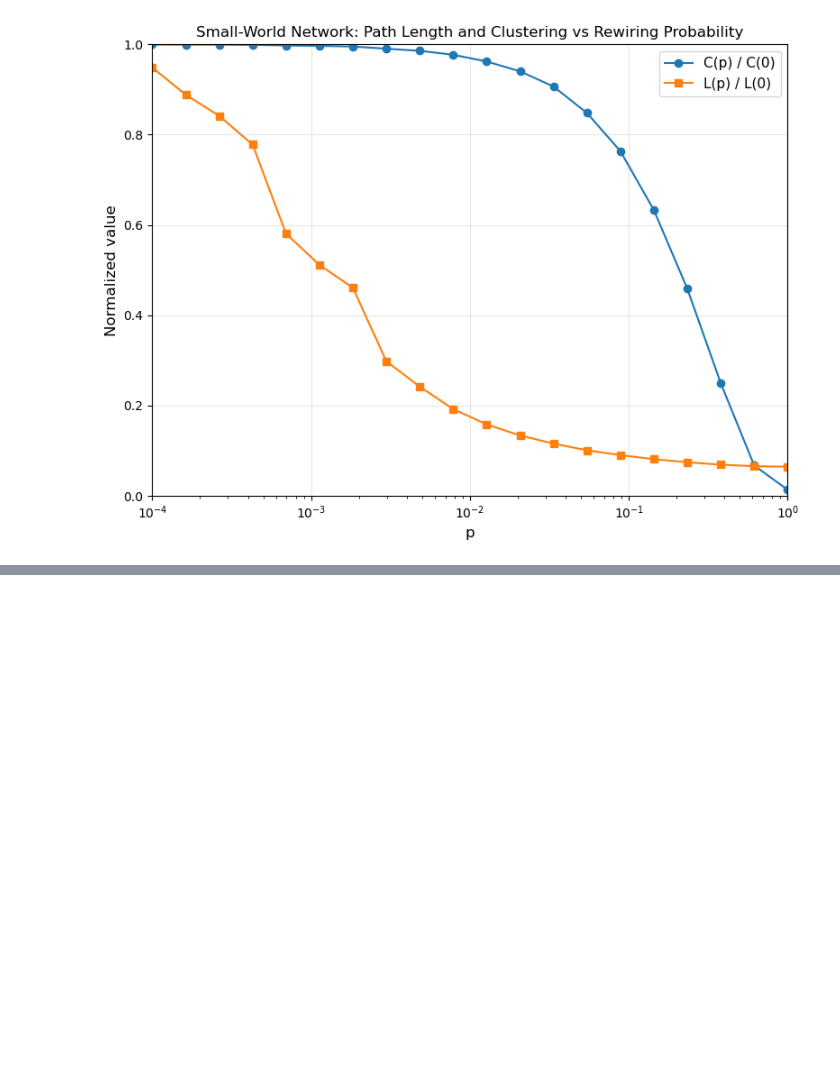
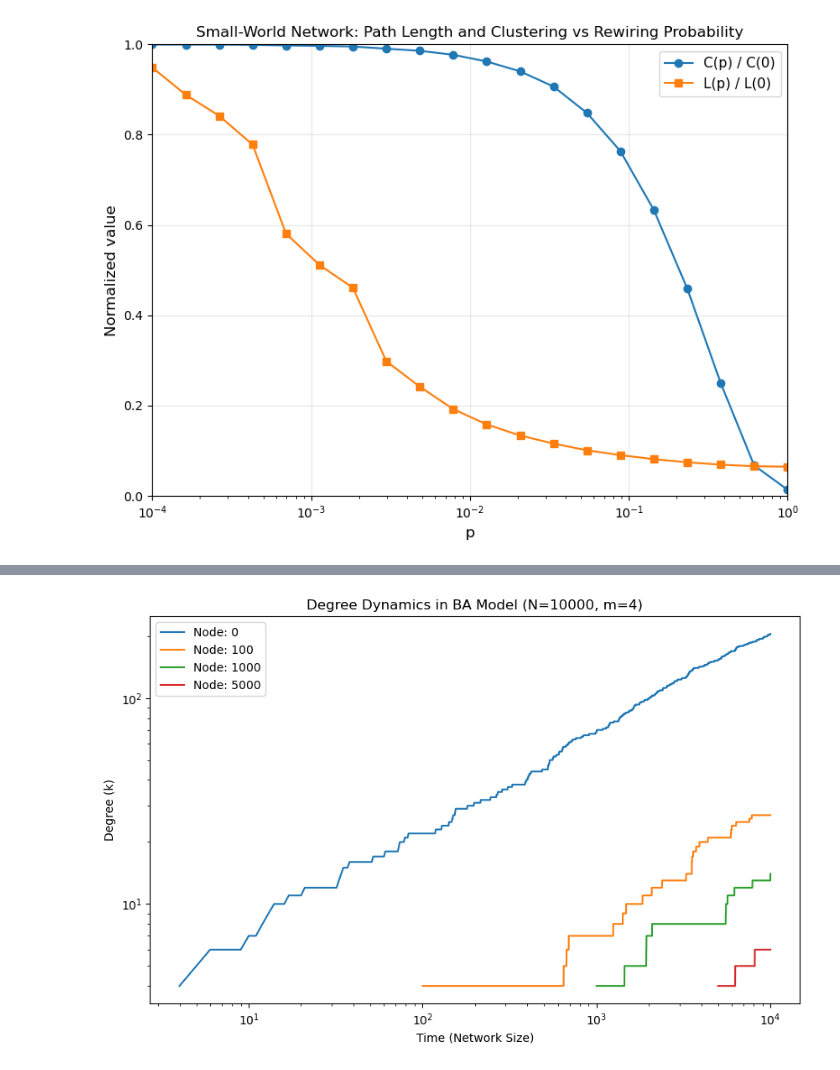
Before and after one commit to caleb-chandler/cnet5052_sp26, a Jupyter notebook: assignments/assignment01/assignment01.ipynb, the cells around one changed output, grey strips where cells are left out. Saved outputs shown, nothing was run; the diff lists cells and outputs as text; code cells hidden in the pictures; blank space fills up the shorter version.

```diff
--- a/assignments/assignment01/assignment01.ipynb
+++ b/assignments/assignment01/assignment01.ipynb
@@ -116,0 +149,68 @@ ten_four = ba_generator(pow(10, 4), 4, plot='10000dist')
+# %%
+# 3iv
+
+def ba_tracker(N, m):
+    '''
+    Implements Barabasi-Albert model for tracking the evolution of specific nodes
+    (at t=1, 100, 1000, and 5000) as graph expands
+
+    :param N (int): Size of resulting network
+    :param m (int): Number of new nodes to connect to at each time step
+    '''
+    G = nx.complete_graph(4)
+
+    # dict of nodes to track and list of their values
+    tracking_dict = {0:[], 100:[], 1000:[], 5000:[]}
+
+    # create list of nodes and make them repeat the same number of times as their degree
+    attachment_pool = []
+    for node, deg in G.degree():
+        attachment_pool.extend([node] * deg)
+
+    size = len(G.nodes())
+    t = 0 # init time counter
+
+    while size < N:
+        # pick m targets from pool (more entries for higher-degree nodes)
+        selected_nodes = random.sample(attachment_pool, m)
+
+        G.add_node(size)
+
+        for s_node in selected_nodes:
+            G.add_edge(size, s_node)
+            # update pool
+            attachment_pool.append(size)
+            attachment_pool.append(s_node)
+
+        # updating dict
+        for node in tracking_dict:
+            if G.has_node(node):
+                tracking_dict[node].append(G.degree(node))
+            else:
+                tracking_dict[node].append(None) # not "born" yet
+
+        size += 1
+        t += 1
+
+    # plotting
+    plt.figure(figsize=(10, 6))
+
+    for node, history in tracking_dict.items():
+        # filter out values for nodes not yet created
+        clean_history = [h for h in history if h is not None]
+        # x axis is the time step where the node was active
+        time_axis = range(N - len(clean_history), N)
+
+        plt.plot(time_axis, clean_history, label=f'Node: {node}')
+
+    plt.title(f"Degree Dynamics in BA Model (N={N}, m={m})")
+    plt.xlabel("Time (Network Size)")
+    plt.ylabel("Degree (k)")
+    plt.xscale('log')
+    plt.yscale('log')
+    plt.legend()
+    plt.savefig(r'./imgs/degree_dynamics.png')
+
+ba_tracker(10000, 4)
+# %% [output]
+[figure, added]
```
Also changed, not shown: parts of 3 cells of this notebook, 5 other files.
